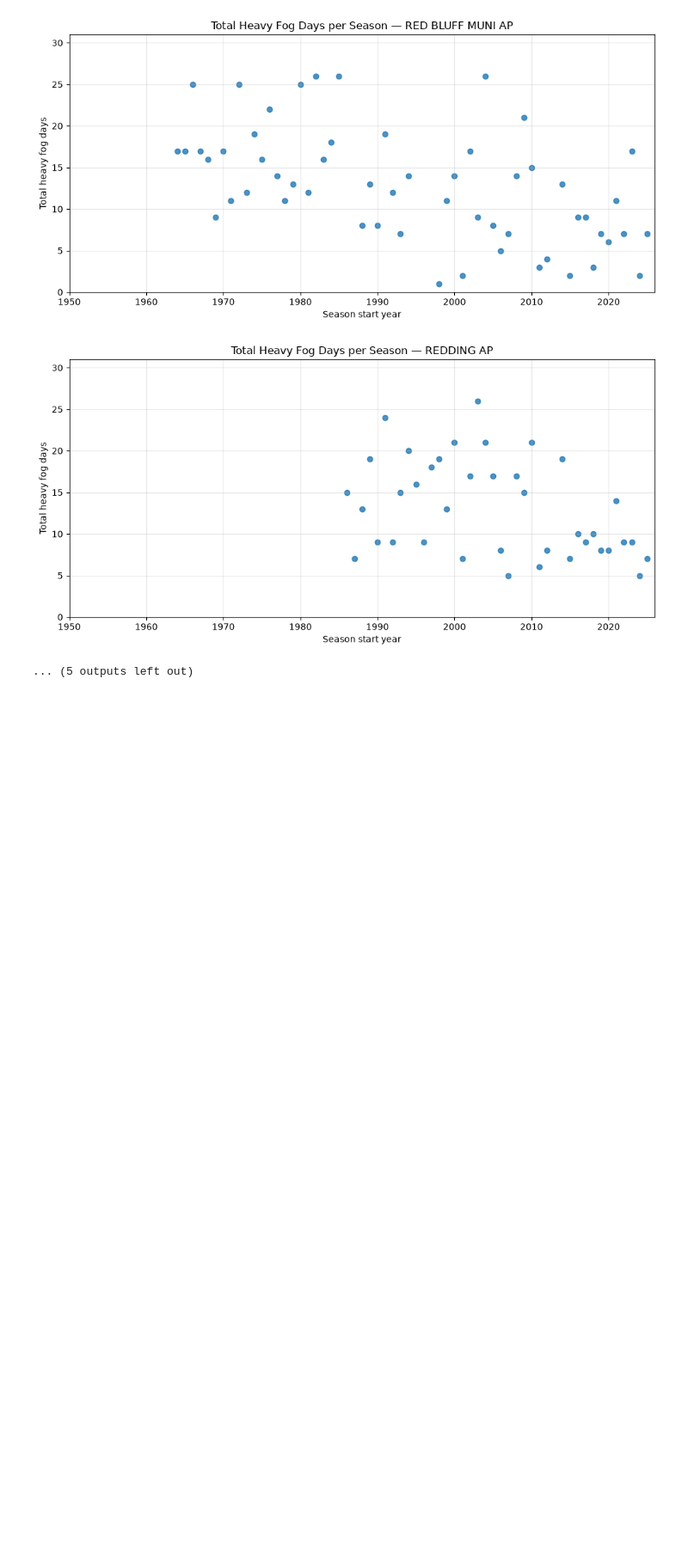
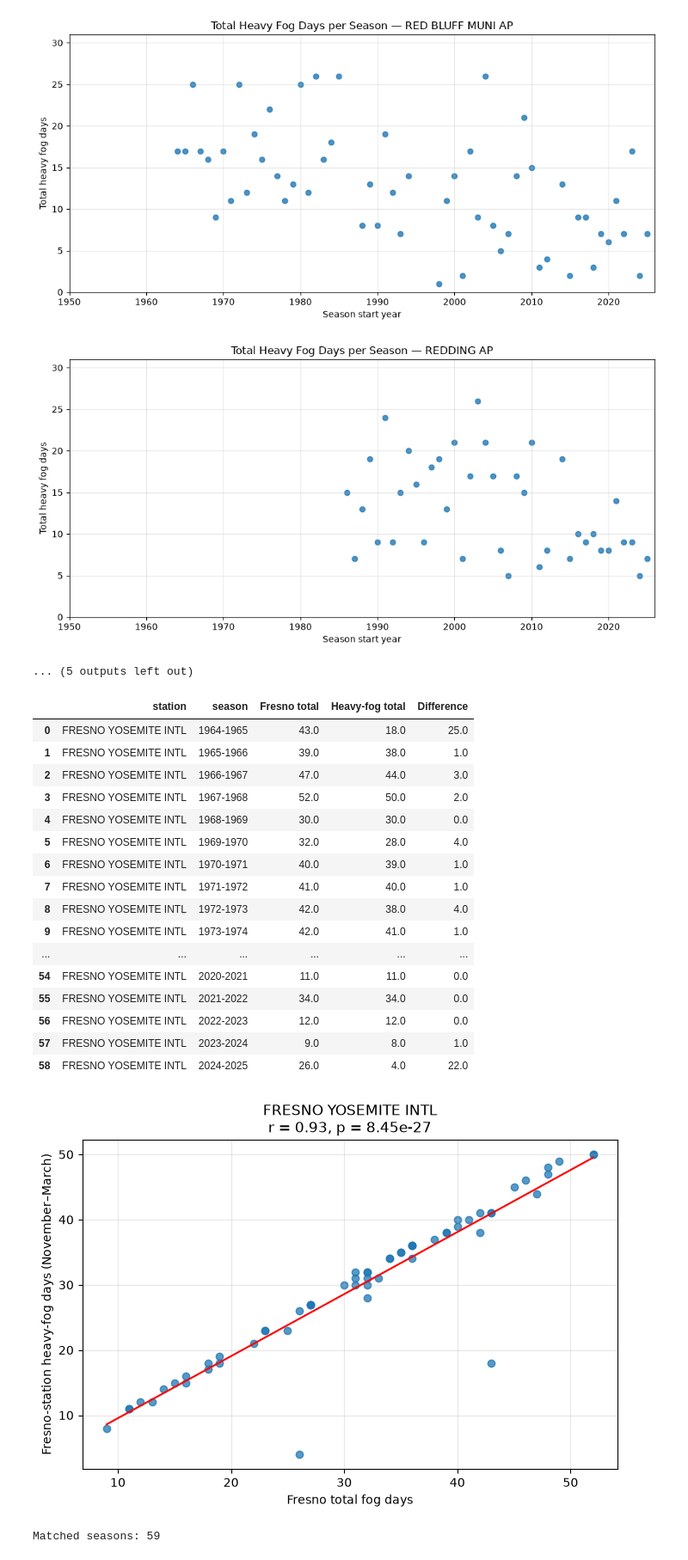
Before and after one commit to audfish/WQ2026, a Jupyter notebook: fresno-fog.ipynb, the cells around one changed output. Shown at 86% size. Saved outputs shown, nothing was run; the diff lists cells and outputs as text; code cells hidden in the pictures; blank space fills up the shorter version.

Commit message:
Comparison of fog day counts

```diff
--- a/fresno-fog.ipynb
+++ b/fresno-fog.ipynb
@@ -410,3 +410,74 @@ for station, station_data in plot_data.groupby("station"):
 [figure]
 [figure]
 ... (5 outputs left out)
+# %%
+# Compare Fresno seasonal totals with heavy-fog totals from stations whose names
+# contain "FRESNO".
+fresno_station_comparison = heavy_fog_seasons[
+    heavy_fog_seasons["station"].str.contains("FRESNO", case=False, na=False)
+][["station", "season", "total"]].copy()
+
+fresno_station_comparison["total"] = pd.to_numeric(
+    fresno_station_comparison["total"], errors="coerce"
+)
+
+fresno_station_comparison = fresno_station_comparison.merge(
+    Fresno_rows[["Season", "Total"]].assign(
+        Total=lambda df: pd.to_numeric(df["Total"], errors="coerce")
+    ),
+    left_on="season",
+    right_on="Season",
+    how="inner"
+).dropna(subset=["total", "Total"])
+
+#rename total columns for clarity
+fresno_station_comparison.rename(columns={"total": "Heavy-fog total", "Total": "Fresno total"}, inplace=True)
+# Make a column showing the difference between Fresno total and heavy-fog total
+fresno_station_comparison["Difference"] = fresno_station_comparison["Fresno total"] - fresno_station_comparison["Heavy-fog total"]
+
+display(fresno_station_comparison[["station", "season", "Fresno total", "Heavy-fog total", "Difference"]])
+
+for station_name, station_data in fresno_station_comparison.groupby("station"):
+    # x data is Fresno total fog days from Fresno_rows
+    x = station_data["Fresno total"]
+    # y data is Fresno-station heavy-fog days from heavy_fog_seasons
+    y = station_data["Heavy-fog total"]
+
+    fig, ax = plt.subplots(figsize=(7, 5))
+    ax.scatter(x, y, alpha=0.75)
+
+    if len(station_data) >= 2 and x.nunique() > 1 and y.nunique() > 1:
+        slope, intercept, r_value, p_value, _ = stats.linregress(x, y)
+        x_line = np.linspace(x.min(), x.max(), 100)
+        ax.plot(x_line, intercept + slope * x_line, color="red")
+        ax.set_title(f"{station_name}\nr = {r_value:.2f}, p = {p_value:.3g}")
+    else:
+        ax.set_title(station_name)
+
+    ax.set_xlabel("Fresno total fog days")
+    ax.set_ylabel("Fresno-station heavy-fog days (November–March)")
+    ax.grid(True, alpha=0.3)
+    plt.tight_layout()
+    plt.show()
+
+print(f"Matched seasons: {len(fresno_station_comparison)}")
+# %% [output]
+|  | station | season | Fresno total | Heavy-fog total | Difference |
+| 0 | FRESNO YOSEMITE INTL | 1964-1965 | 43.0 | 18.0 | 25.0 |
+| 1 | FRESNO YOSEMITE INTL | 1965-1966 | 39.0 | 38.0 | 1.0 |
+| 2 | FRESNO YOSEMITE INTL | 1966-1967 | 47.0 | 44.0 | 3.0 |
+| 3 | FRESNO YOSEMITE INTL | 1967-1968 | 52.0 | 50.0 | 2.0 |
+| 4 | FRESNO YOSEMITE INTL | 1968-1969 | 30.0 | 30.0 | 0.0 |
+| 5 | FRESNO YOSEMITE INTL | 1969-1970 | 32.0 | 28.0 | 4.0 |
+| 6 | FRESNO YOSEMITE INTL | 1970-1971 | 40.0 | 39.0 | 1.0 |
+| 7 | FRESNO YOSEMITE INTL | 1971-1972 | 41.0 | 40.0 | 1.0 |
+| 8 | FRESNO YOSEMITE INTL | 1972-1973 | 42.0 | 38.0 | 4.0 |
+| 9 | FRESNO YOSEMITE INTL | 1973-1974 | 42.0 | 41.0 | 1.0 |
+| ... | ... | ... | ... | ... | ... |
+| 54 | FRESNO YOSEMITE INTL | 2020-2021 | 11.0 | 11.0 | 0.0 |
+| 55 | FRESNO YOSEMITE INTL | 2021-2022 | 34.0 | 34.0 | 0.0 |
+| 56 | FRESNO YOSEMITE INTL | 2022-2023 | 12.0 | 12.0 | 0.0 |
+| 57 | FRESNO YOSEMITE INTL | 2023-2024 | 9.0 | 8.0 | 1.0 |
+| 58 | FRESNO YOSEMITE INTL | 2024-2025 | 26.0 | 4.0 | 22.0 |
+[figure, added]
+Matched seasons: 59
```
Also changed, not shown: parts of 1 cell of this notebook.
